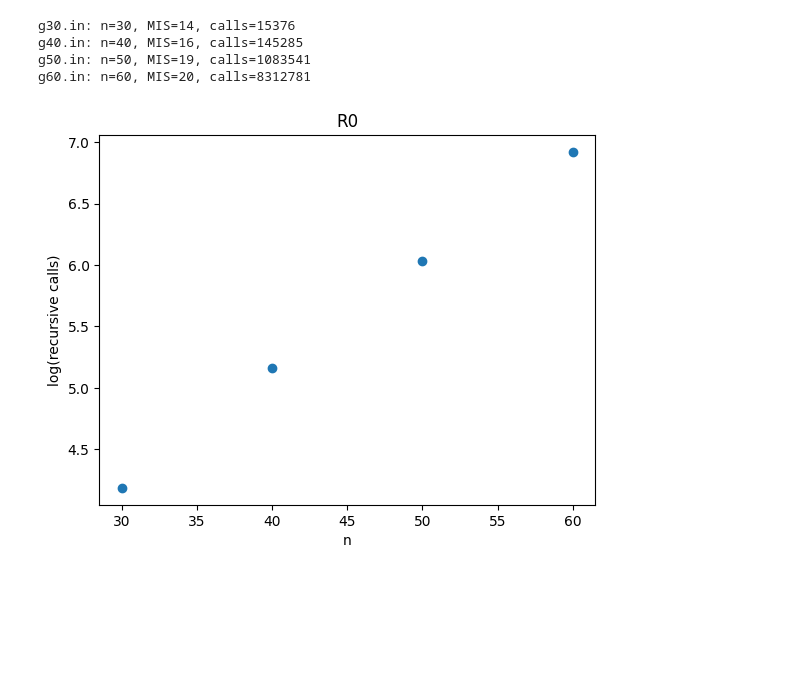
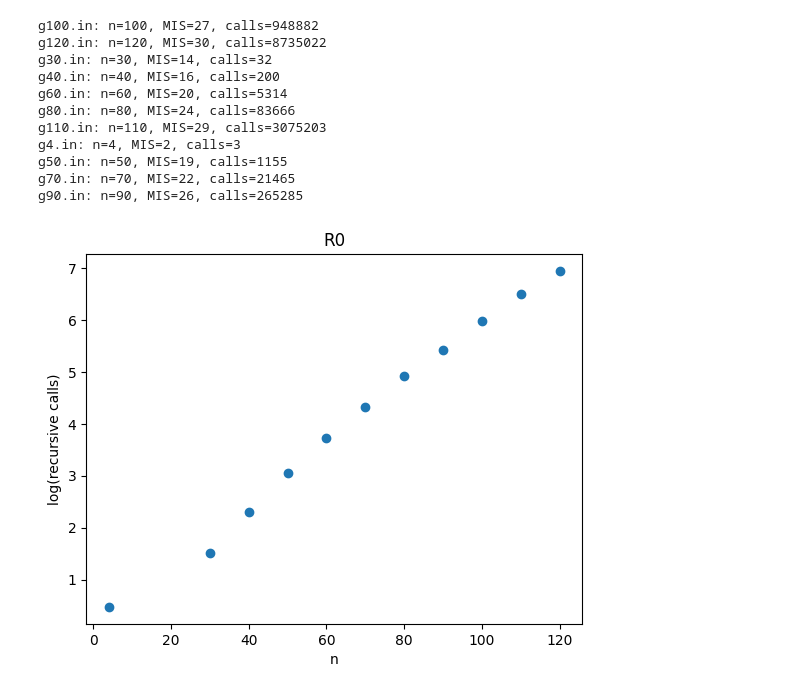
Before and after one commit to j123and/adalg, a Jupyter notebook: lab2.ipynb, the cells around one changed output. Drawn from its saved outputs; the diff is of its cells as text; code cells hidden in the pictures; blank space fills up the shorter version.

```diff
--- a/lab2.ipynb
+++ b/lab2.ipynb
@@ -14,7 +14,7 @@ def read_graph(filename):
     return n, adj
 # %%
 def rm_v(adj, v):
-    """Remove v; return (v, neighbors) so we can restore."""
+    """remove v return (v, neighbors) so we can restore"""
     nbrs = adj.pop(v)
     for u in nbrs:
         adj[u].discard(v)
@@ -30,7 +30,7 @@ def rm_vs(adj, vertices):
     return [rm_v(adj, v) for v in vertices]
 
 def restore_vs(adj, saved_list):
-    # Restore in reverse order (in case any were neighbors of each other)
+    #restore, in reverse order in case any were neighbors of each other
     for s in reversed(saved_list):
         restore_v(adj, s)
 # %%
@@ -166,35 +166,42 @@ def r2(adj):
 # %%
 folder = 'lab2data/'
 results = []
 
 
 r0_files = ['g30.in', 'g40.in', 'g50.in','g60.in']
 r1_files = ['g30.in', 'g40.in', 'g50.in','g60.in','g70.in','g80.in','g90.in','g100.in']
 r2_files = ['g100.in',  'g120.in',  'g30.in',  'g40.in',  'g60.in',  'g80.in',
 'g110.in',  'g4.in',   'g50.in', 'g70.in',  'g90.in']
-for filename in r0_files:
+for filename in r2_files:
 
     n, adj = read_graph(os.path.join(folder, filename))
     counter = 0
-    mis = r0(adj)
+    mis = r2(adj)
     results.append((n, counter))
     print(f"{filename}: n={n}, MIS={mis}, calls={counter}")
 
 sizes = [r[0] for r in results]
 log_calls = [math.log10(r[1]) for r in results]
 
 plt.scatter(sizes, log_calls)
 plt.xlabel("n")
 plt.ylabel("log(recursive calls)")
 plt.title("R0")
 plt.savefig("r1_calls.png")
 plt.show()
 # %% [output]
-g30.in: n=30, MIS=14, calls=15376
-g40.in: n=40, MIS=16, calls=145285
-g50.in: n=50, MIS=19, calls=1083541
-g60.in: n=60, MIS=20, calls=8312781
+g100.in: n=100, MIS=27, calls=948882
+g120.in: n=120, MIS=30, calls=8735022
+g30.in: n=30, MIS=14, calls=32
+g40.in: n=40, MIS=16, calls=200
+g60.in: n=60, MIS=20, calls=5314
+g80.in: n=80, MIS=24, calls=83666
+g110.in: n=110, MIS=29, calls=3075203
+g4.in: n=4, MIS=2, calls=3
+g50.in: n=50, MIS=19, calls=1155
+g70.in: n=70, MIS=22, calls=21465
+g90.in: n=90, MIS=26, calls=265285
-[figure, old version]
+[figure, new version]
 # %%
 
 folder = 'lab2data/'
```
Also changed, not shown: parts of 1 cell of this notebook, 2 other files.
